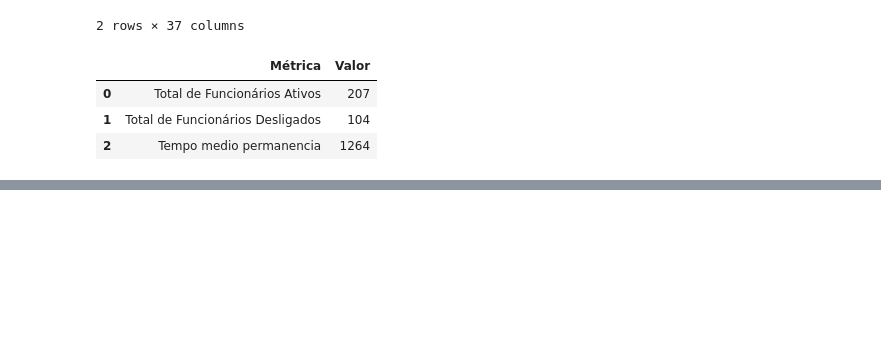
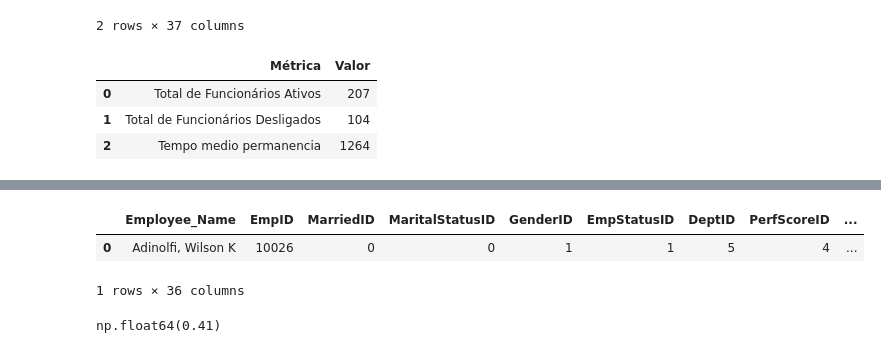
Before and after one commit to joao121gf/hr-analytics-dashboard, a Jupyter notebook: notebooks/general_metrics.ipynb, the cells around one changed output, grey strips where cells are left out. Drawn from its saved outputs; the diff is of its cells as text; code cells hidden in the pictures; blank space fills up the shorter version.

```diff
--- a/notebooks/general_metrics.ipynb
+++ b/notebooks/general_metrics.ipynb
@@ -111,0 +158,10 @@ display(general_df2)
+# %%
+# Média de atrasos nos últimos 30 dias (`DaysLateLast30`)
+display(df.head(1))
+mean_days_late_last_30 = round(df['DaysLateLast30'].mean(), 2)
+display(mean_days_late_last_30)
+# %% [output]
+|  | Employee_Name | EmpID | MarriedID | MaritalStatusID | GenderID | EmpStatusID | DeptID | PerfScoreID | ... |
+| 0 | Adinolfi, Wilson K | 10026 | 0 | 0 | 1 | 1 | 5 | 4 | ... |
+1 rows × 36 columns
+np.float64(0.41)
```
Also changed, not shown: parts of 8 cells of this notebook, 1 other file.
